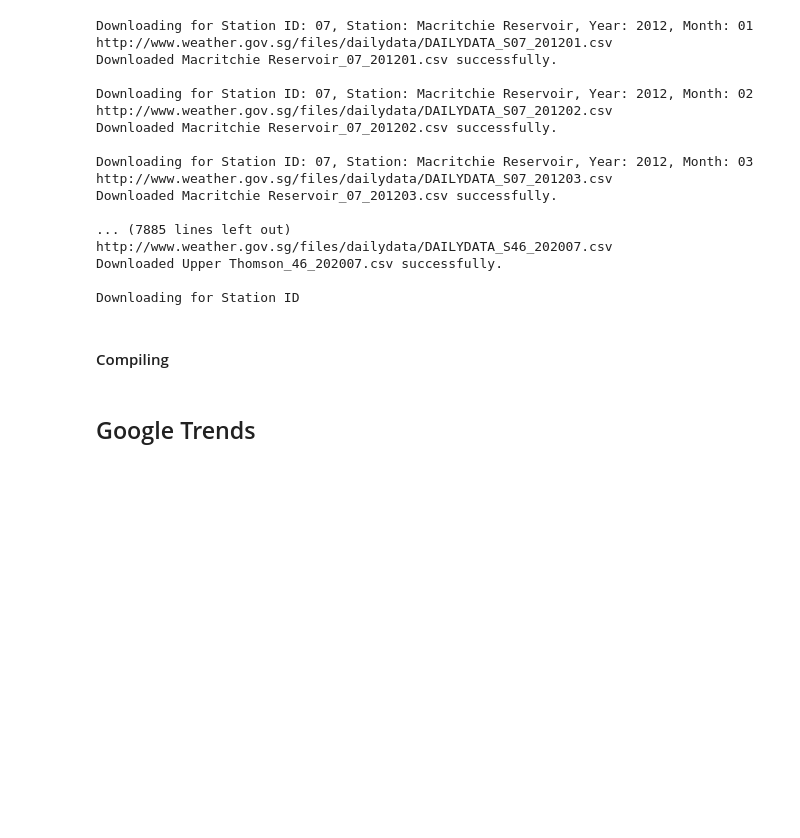
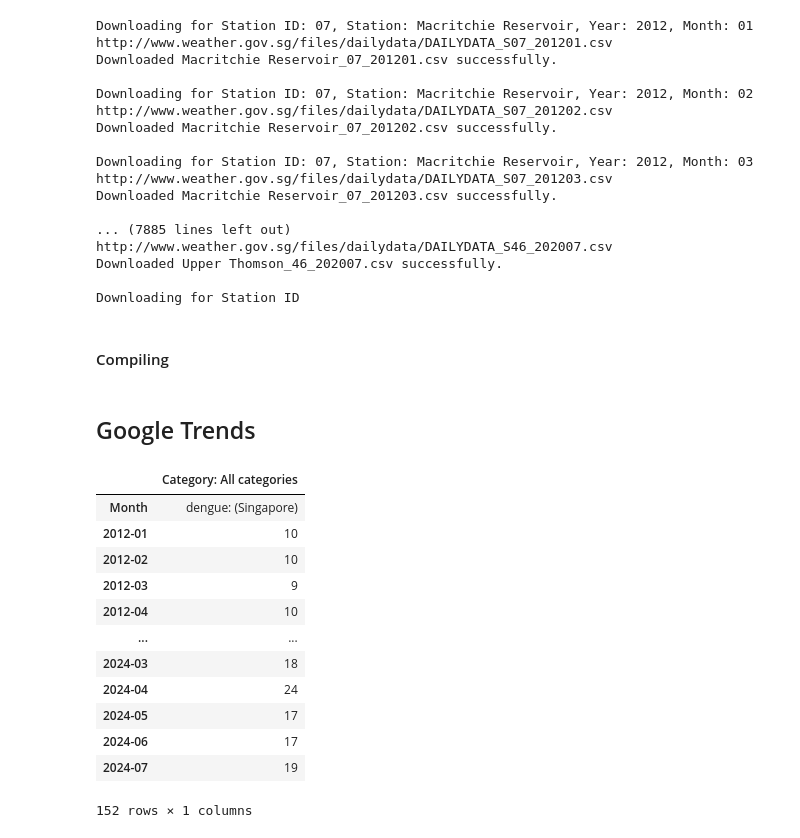
Before and after one commit to kampungkat/dengue-predictor, a Jupyter notebook: data/dengue_scraper.ipynb, the cells around one changed output. Drawn from its saved outputs; the diff is of its cells as text; code cells hidden in the pictures; blank space fills up the shorter version.

Commit message:
Added Google trend files on searches related to dengue and dengue symptoms in Singapore from 2012 to present

```diff
--- a/data/dengue_scraper.ipynb
+++ b/data/dengue_scraper.ipynb
@@ -404,3 +404,25 @@ df_weather = df_weather.astype({'Year':'int', 'Month':'int', 'Day':'int', 'Daily
 df_weather.to_csv(filepath_weather_NEA+'weather_2012_2024.csv')
 # %% [markdown]
 ## Google Trends
+# %%
+# Google trend file location
+filepath_google = './google_trends/'
+
+df_trend_dengue = pd.read_csv(filepath_google+'trend_dengue.csv')
+df_trend_dengue_symptoms = pd.read_csv(filepath_google+'trend_dengue_symptoms.csv')
+# %%
+df_trend_dengue
+# %% [output]
+|  | Category: All categories |
+| Month | dengue: (Singapore) |
+| 2012-01 | 10 |
+| 2012-02 | 10 |
+| 2012-03 | 9 |
+| 2012-04 | 10 |
+| ... | ... |
+| 2024-03 | 18 |
+| 2024-04 | 24 |
+| 2024-05 | 17 |
+| 2024-06 | 17 |
+| 2024-07 | 19 |
+152 rows × 1 columns
```
Also changed, not shown: parts of 1 cell of this notebook, 2 other files.
